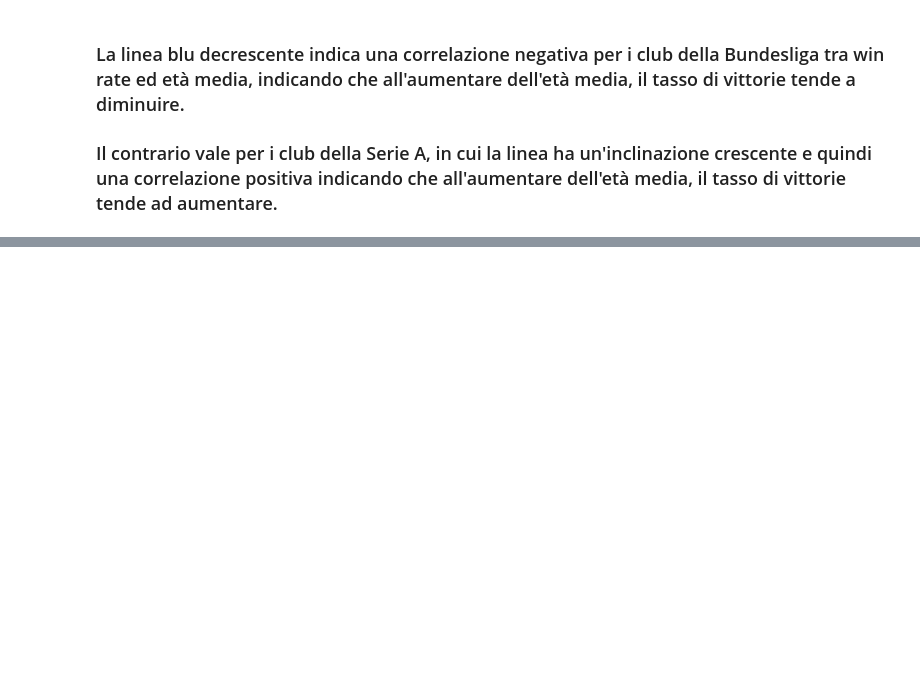
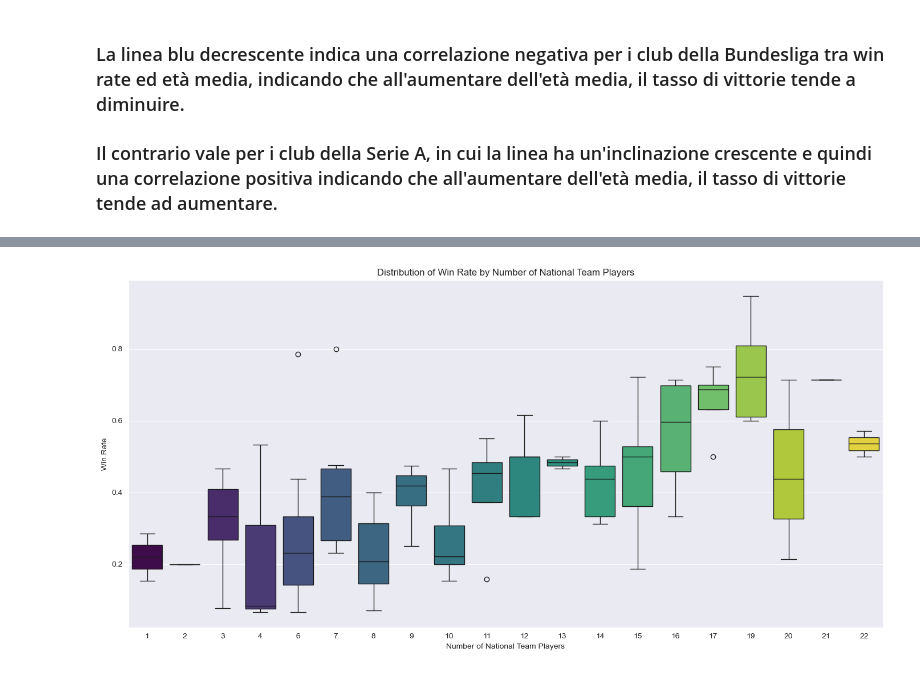
Before and after one commit to IUM-TWEB/Footbrawl, a Jupyter notebook: DataAnalytics/Clubs.ipynb, the cells around one changed output, grey strips where cells are left out. Saved outputs shown, nothing was run; the diff lists cells and outputs as text; code cells hidden in the pictures; blank space fills up the shorter version.

```diff
--- a/DataAnalytics/Clubs.ipynb
+++ b/DataAnalytics/Clubs.ipynb
@@ -815,0 +871,10 @@ plt.show()
+# %%
+plt.figure(figsize=(14, 7))
+sns.boxplot(x='national_team_players', y='win_rate', data=clubs_df, hue='national_team_players', legend=False, palette='viridis')
+plt.xlabel('Number of National Team Players')
+plt.ylabel('Win Rate')
+plt.title('Distribution of Win Rate by Number of National Team Players')
+plt.tight_layout()
+plt.show()
+# %% [output]
+[figure, added]
```
Also changed, not shown: parts of 13 cells of this notebook.
